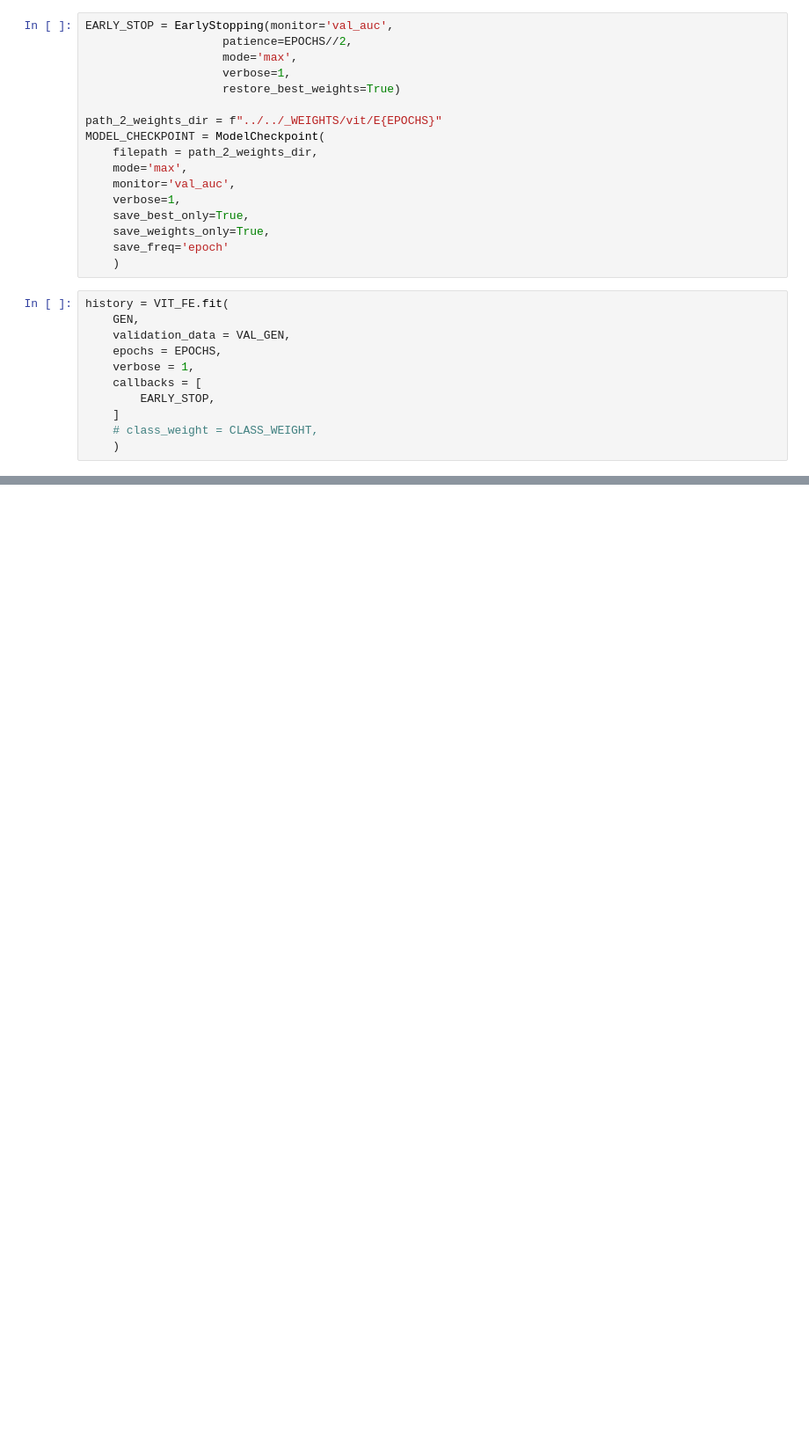
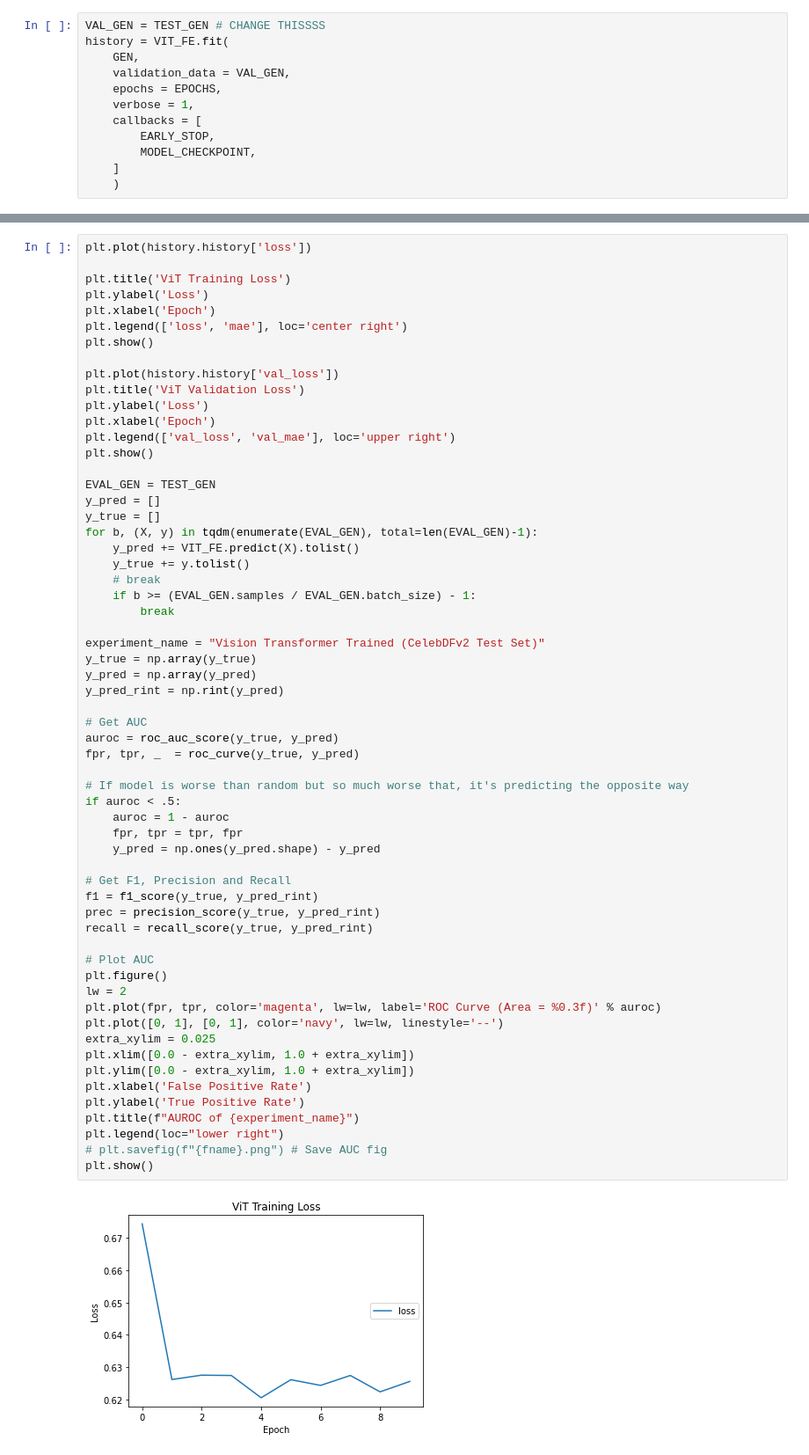
Before and after one commit to zsxkib/MInf-2.0-DeepFake-Detection, a Jupyter notebook: _TRAINING/ViT/ViT.ipynb, the cells around one changed output, grey strips where cells are left out. Shown: that part at 88% size. Saved outputs shown, nothing was run; the diff lists cells and outputs as text; blank space fills up the shorter version.

```diff
--- a/_TRAINING/ViT/ViT.ipynb
+++ b/_TRAINING/ViT/ViT.ipynb
@@ -160,21 +325,5 @@ plt.show()
-# %%
-EARLY_STOP = EarlyStopping(monitor='val_auc',
-                    patience=EPOCHS//2,
-                    mode='max',
-                    verbose=1,
-                    restore_best_weights=True)
-
-path_2_weights_dir = f"../../_WEIGHTS/vit/E{EPOCHS}"
-MODEL_CHECKPOINT = ModelCheckpoint(
-    filepath = path_2_weights_dir,
-    mode='max',
-    monitor='val_auc',
-    verbose=1,
-    save_best_only=True,
-    save_weights_only=True,
-    save_freq='epoch'
-    )
 # %%
+VAL_GEN = TEST_GEN # CHANGE THISSSS
 history = VIT_FE.fit(
     GEN,
     validation_data = VAL_GEN,
@@ -182,6 +331,6 @@ history = VIT_FE.fit(
     verbose = 1,
     callbacks = [
         EARLY_STOP,
+        MODEL_CHECKPOINT,
     ]
-    # class_weight = CLASS_WEIGHT,
     )
@@ -339,0 +468,62 @@ plt.show()
+# %%
+plt.plot(history.history['loss'])
+
+plt.title('ViT Training Loss')
+plt.ylabel('Loss')
+plt.xlabel('Epoch')
+plt.legend(['loss', 'mae'], loc='center right')
+plt.show()
+
+plt.plot(history.history['val_loss'])
+plt.title('ViT Validation Loss')
+plt.ylabel('Loss')
+plt.xlabel('Epoch')
+plt.legend(['val_loss', 'val_mae'], loc='upper right')
+plt.show()
+
+EVAL_GEN = TEST_GEN
+y_pred = []
+y_true = []
+for b, (X, y) in tqdm(enumerate(EVAL_GEN), total=len(EVAL_GEN)-1):
+    y_pred += VIT_FE.predict(X).tolist()
+    y_true += y.tolist()
+    # break
+    if b >= (EVAL_GEN.samples / EVAL_GEN.batch_size) - 1:
+        break
+
+experiment_name = "Vision Transformer Trained (CelebDFv2 Test Set)"
+y_true = np.array(y_true)
+y_pred = np.array(y_pred)
+y_pred_rint = np.rint(y_pred)
+
+# Get AUC
+auroc = roc_auc_score(y_true, y_pred)
+fpr, tpr, _  = roc_curve(y_true, y_pred)
+
+# If model is worse than random but so much worse that, it's predicting the opposite way
+if auroc < .5:
+    auroc = 1 - auroc
+    fpr, tpr = tpr, fpr
+    y_pred = np.ones(y_pred.shape) - y_pred
+
+# Get F1, Precision and Recall
+f1 = f1_score(y_true, y_pred_rint)
+prec = precision_score(y_true, y_pred_rint)
+recall = recall_score(y_true, y_pred_rint)
+
+# Plot AUC
+plt.figure()
+lw = 2
+plt.plot(fpr, tpr, color='magenta', lw=lw, label='ROC Curve (Area = %0.3f)' % auroc)
+plt.plot([0, 1], [0, 1], color='navy', lw=lw, linestyle='--')
+extra_xylim = 0.025
+plt.xlim([0.0 - extra_xylim, 1.0 + extra_xylim])
+plt.ylim([0.0 - extra_xylim, 1.0 + extra_xylim])
+plt.xlabel('False Positive Rate')
+plt.ylabel('True Positive Rate')
+plt.title(f"AUROC of {experiment_name}")
+plt.legend(loc="lower right")
+# plt.savefig(f"{fname}.png") # Save AUC fig
+plt.show()
+# %% [output]
+[figure, added]
```
Also changed, not shown: parts of 19 cells of this notebook, 2 other files.
